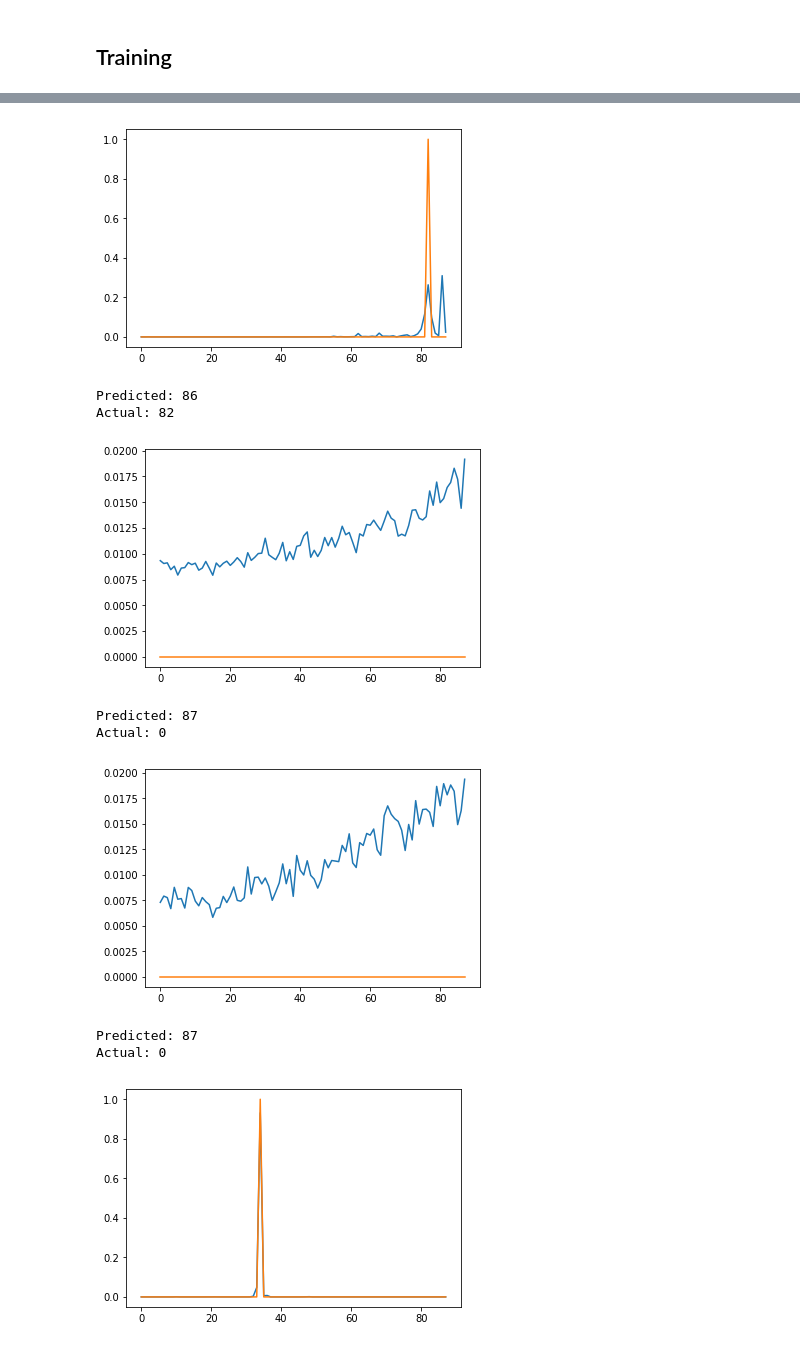
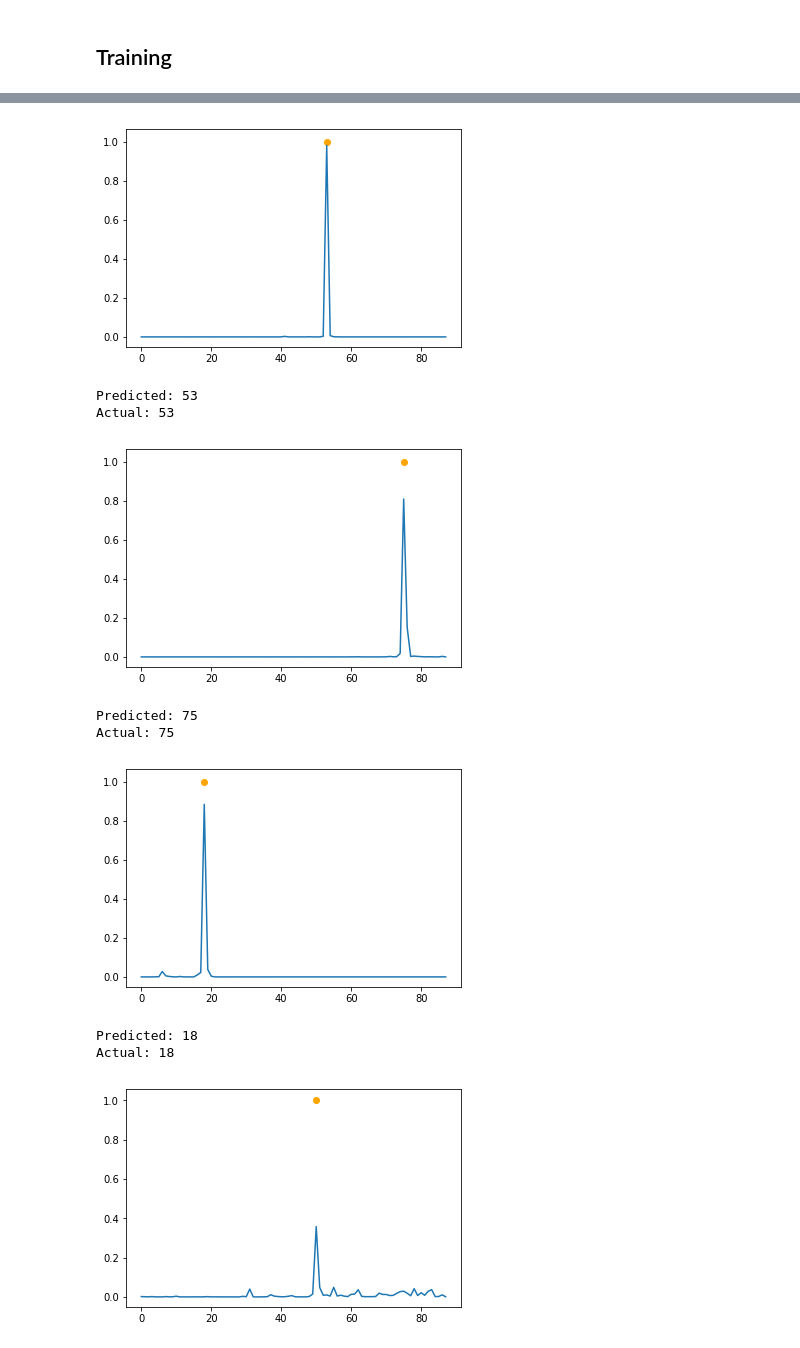
Before and after one commit to benjikershenbaum/Automatic-Music-Transcription, a Jupyter notebook: snn.ipynb, the cells around one changed output, grey strips where cells are left out. Drawn from its saved outputs; the diff is of its cells as text; code cells hidden in the pictures.

```diff
--- a/snn.ipynb
+++ b/snn.ipynb
@@ -16,15 +16,17 @@ from sklearn.metrics import accuracy_score
 ## Data
 # %%
 # Load in data
-in_file_path = 'C:\\Users\\Benji\\Desktop\\Work\\Music\\Data\\Isolated\\Processed\\Input\\input.txt'
-out_file_path = 'C:\\Users\\Benji\\Desktop\\Work\\Music\\Data\\Isolated\\Processed\\Output\\output.txt'
+
+in_file_path = os.path.join(os.getcwd(), 'Data//Isolated', 'input.txt')
+out_file_path = os.path.join(os.getcwd(), 'Data//Isolated', 'output.txt')
 
 inp = pd.read_csv(in_file_path,sep="	",header=None)
 out = pd.read_csv(out_file_path,sep="	",header=None)
+out_save = out.copy()
 # %%
+out=out_save.copy()
 a=out.copy()
 b=out.copy()
 a=a.iloc[:,0:88]
 b=b.iloc[:,100]
 out=pd.concat([a,b],axis=1,ignore_index=True)
-out
@@ -113,7 +96,7 @@ empty_idx = np.where(empty==1)[0]
 not_empty_idx = np.where(empty==0)[0]
 
 # How many empty?
-num_empty = 5000
+num_empty = 200
 
 # Get random empty index
 ii = random.sample(range(0,empty_idx.shape[0]),num_empty)
@@ -121,4 +104,3 @@ rand_empty_idx = empty_idx[ii]
 
 # Get single notes
 i1 = np.intersect1d(not_empty_idx,single_note_idx)
-print('a')
@@ -181,6 +161,6 @@ model_s_n = keras.Sequential()
 model_s_n.add(keras.layers.Dense(units=out.shape[1]-1, activation='relu',input_dim=X_n.shape[1]))
 model_s_n.add(keras.layers.Dense(units=out.shape[1]-1, activation='softmax'))
 model_s_n.compile(loss='categorical_crossentropy', optimizer='sgd',metrics=['accuracy'])
-model_s_n.fit(X_train_n,y_train_n,epochs=25, batch_size=32)
+model_s_n.fit(X_train_n,y_train_n,epochs=50, batch_size=32)
 print('Done')
 # %% [output]
@@ -260,21 +243,22 @@ y_pred_h = model_s_h.predict(X_test_h,batch_size=32)
 # %%
+for i in range(5):
+    plt.plot(y_pred_n[i])
+    x1=np.argmax(y_test_n.iloc[i,:])
+    y1=1
+    plt.scatter(x=x1,y=y1,c='orange')
 
-
-for i in range(10):
-    plt.plot(y_pred_n[i])
-    plt.plot(y_test_n.iloc[i,:])
     plt.show()
 
     print('Predicted:',np.argmax(y_pred_n[i,:]))
     print('Actual:',np.argmax(y_test_n.iloc[i,:]))
 # %% [output]
-[figure, old version]
+[figure, new version]
-Predicted: 86
-Actual: 82
+Predicted: 53
+Actual: 53
-[figure, old version]
+[figure, new version]
-Predicted: 87
-Actual: 0
+Predicted: 75
+Actual: 75
-[figure, old version]
+[figure, new version]
-Predicted: 87
-Actual: 0
+Predicted: 18
+Actual: 18
-[figure, old version]
+[figure, new version]
```
Also changed, not shown: parts of 29 cells of this notebook.
